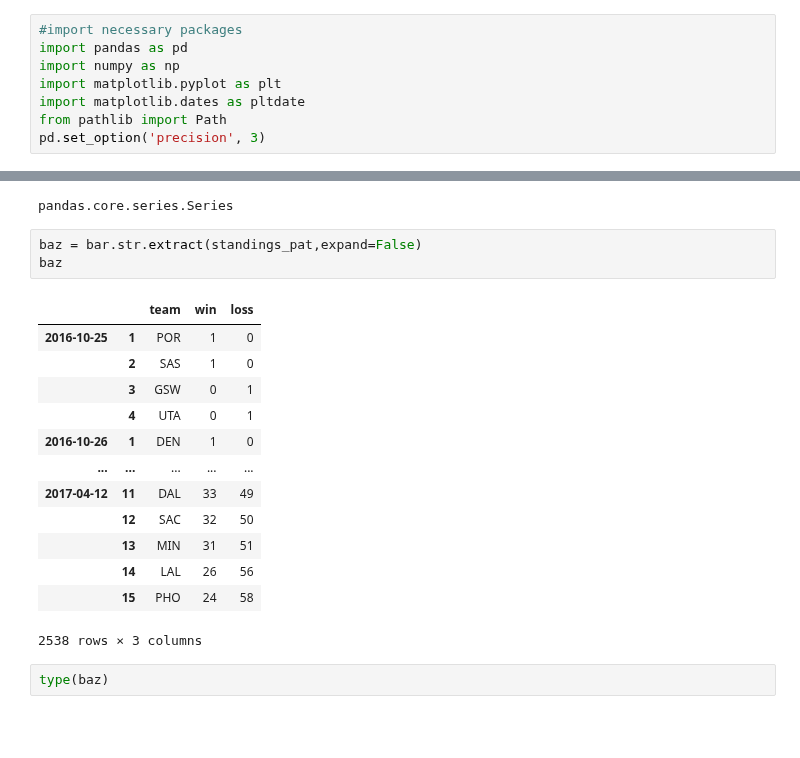
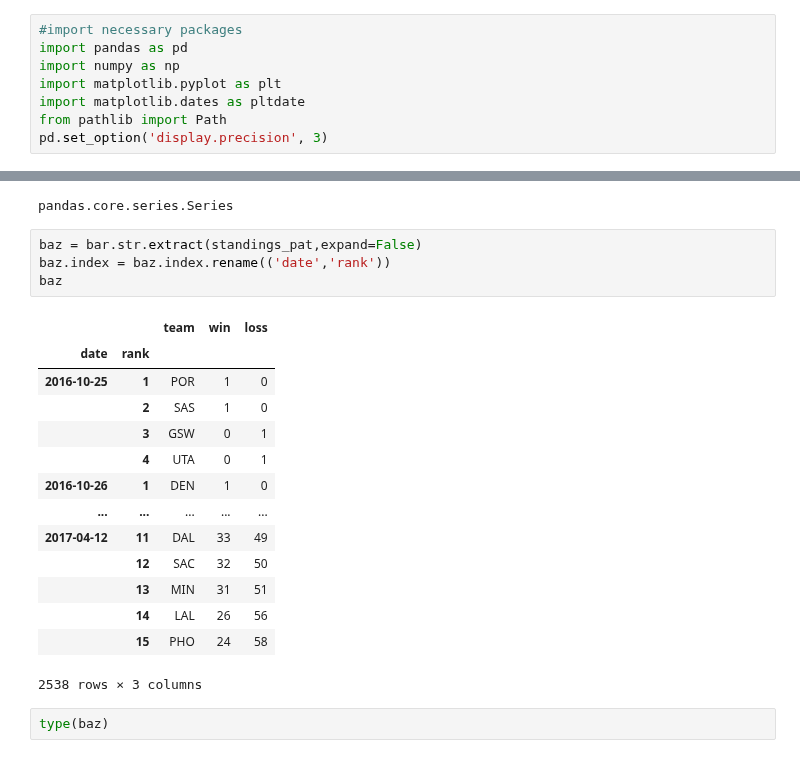
Before and after one commit to stephen-young/nba-standings-progression, a Jupyter notebook: notebooks/panda_test.ipynb, the cells around one changed output, grey strips where cells are left out. Cells and saved outputs as stored; diff of their text form; blank space fills up the shorter version.

```diff
--- a/notebooks/panda_test.ipynb
+++ b/notebooks/panda_test.ipynb
@@ -9,7 +9,7 @@ import numpy as np
 import matplotlib.pyplot as plt
 import matplotlib.dates as pltdate
 from pathlib import Path
-pd.set_option('precision', 3)
+pd.set_option('display.precision', 3)
 # %% [markdown]
 ## Exisiting setup
 
@@ -212,9 +212,11 @@ type(bar)
 pandas.core.series.Series
 # %%
 baz = bar.str.extract(standings_pat,expand=False)
+baz.index = baz.index.rename(('date','rank'))
 baz
 # %% [output]
 |  |  | team | win | loss |
+| date | rank |  |  |  |
 | 2016-10-25 | 1 | POR | 1 | 0 |
 |  | 2 | SAS | 1 | 0 |
 |  | 3 | GSW | 0 | 1 |
```
Also changed, not shown: parts of 43 cells of this notebook, 1 other file.
